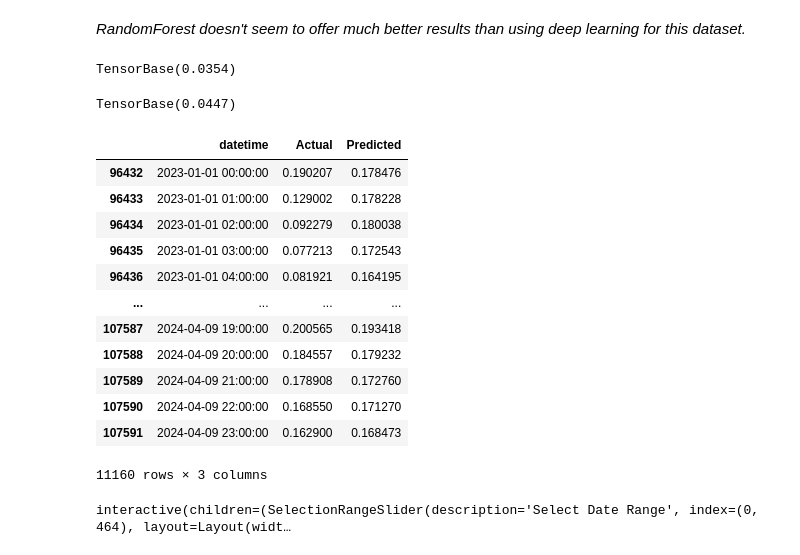
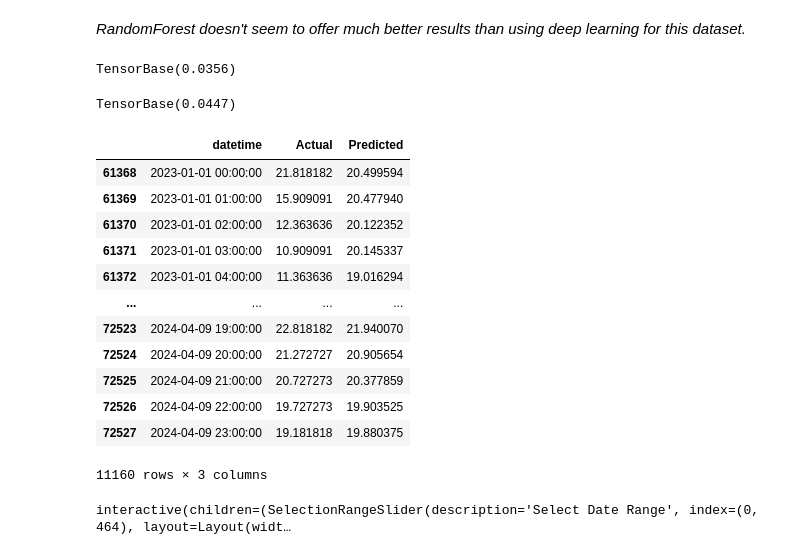
Before and after one commit to Magellol/montreal-aqi-predictions, a Jupyter notebook: index.ipynb, the cells around one changed output. Cells and saved outputs as stored; diff of their text form; code cells hidden in the pictures.

```diff
--- a/index.ipynb
+++ b/index.ipynb
@@ -636,24 +614,12 @@ interactive(children=(SelectionRangeSlider(description='Select Date Range', inde
 # %% [markdown]
 # Ensemble
 # %%
-to = TabularPandas(
-  merged,
-  procs=[Categorify, Normalize],
-  cat_names=['weekday', 'hour', 'month', 'day'],
-  cont_names=['year', "precip", "temp", "rel_humid"],
-  y_names=['valeur'],
-  splits=(train_idxs, valid_idxs),
-  y_block=RegressionBlock()
-)
-
-dls = to.dataloaders(bs=2048)
-
-def train(n_model):
+def train(n_model, dls):
   all_preds = []
   for x in range(1, n_model + 1):
     learn = tabular_learner(dls, metrics=mae, layers=[500, 250], y_range=(0, 1))
     with learn.no_logging(), learn.no_mbar():
-      learn.fit_one_cycle(10, 0.0009)
+      learn.fit_one_cycle(10, learn.lr_find())
     df_test = merged.loc[test_idxs]
     test_dl = dls.test_dl(df_test)
     preds, targets = learn.get_preds(dl=test_dl)
@@ -710,7 +659,7 @@ _RandomForest doesn't seem to offer much better results than using deep learning
 from sklearn.ensemble import RandomForestRegressor
 import torch
 
-m = RandomForestRegressor(n_jobs=-1, n_estimators=100,
+m = RandomForestRegressor(n_jobs=-1, n_estimators=250,
         max_samples=10_000, max_features=0.5,
         min_samples_leaf=5, oob_score=True).fit(dls.train.xs, dls.train.y)
 preds = m.predict(dls.valid.xs)
@@ -718,35 +667,30 @@ preds_tensor = torch.tensor(preds)
 
 mae(preds_tensor, torch.tensor(dls.valid.y.values))
 # %% [output]
-TensorBase(0.0354)
+TensorBase(0.0356)
 # %%
-df_test = merged.loc[test_idxs]
-test_dl = dls.test_dl(df_test)
+rf_df_test = merged.loc[test_idxs]
+rf_test_dl = dls.test_dl(rf_df_test)
 # %%
-preds = torch.tensor(m.predict(test_dl.xs))
-mae(preds, torch.tensor(test_dl.y.values))
+rf_preds = torch.tensor(m.predict(rf_test_dl.xs))
+mae(rf_preds, torch.tensor(rf_test_dl.y.values))
 # %% [output]
 TensorBase(0.0447)
 # %%
-def mk_analysis_df(df, preds):
-  return pd.DataFrame({'datetime': df['datetime'],
-              'Actual': df['valeur'],
-              'Predicted': preds })
-
-analysis_df = mk_analysis_df(df_test, preds)
-analysis_df
+rf_analysis_df = mk_analysis_df(rf_df_test, rf_preds, scaler)
+rf_analysis_df
 # %% [output]
 |  | datetime | Actual | Predicted |
-| 96432 | 2023-01-01 00:00:00 | 0.190207 | 0.178476 |
-| 96433 | 2023-01-01 01:00:00 | 0.129002 | 0.178228 |
-| 96434 | 2023-01-01 02:00:00 | 0.092279 | 0.180038 |
-| 96435 | 2023-01-01 03:00:00 | 0.077213 | 0.172543 |
-| 96436 | 2023-01-01 04:00:00 | 0.081921 | 0.164195 |
+| 61368 | 2023-01-01 00:00:00 | 21.818182 | 20.499594 |
+| 61369 | 2023-01-01 01:00:00 | 15.909091 | 20.477940 |
+| 61370 | 2023-01-01 02:00:00 | 12.363636 | 20.122352 |
+| 61371 | 2023-01-01 03:00:00 | 10.909091 | 20.145337 |
+| 61372 | 2023-01-01 04:00:00 | 11.363636 | 19.016294 |
 | ... | ... | ... | ... |
-| 107587 | 2024-04-09 19:00:00 | 0.200565 | 0.193418 |
-| 107588 | 2024-04-09 20:00:00 | 0.184557 | 0.179232 |
-| 107589 | 2024-04-09 21:00:00 | 0.178908 | 0.172760 |
-| 107590 | 2024-04-09 22:00:00 | 0.168550 | 0.171270 |
-| 107591 | 2024-04-09 23:00:00 | 0.162900 | 0.168473 |
+| 72523 | 2024-04-09 19:00:00 | 22.818182 | 21.940070 |
+| 72524 | 2024-04-09 20:00:00 | 21.272727 | 20.905654 |
+| 72525 | 2024-04-09 21:00:00 | 20.727273 | 20.377859 |
+| 72526 | 2024-04-09 22:00:00 | 19.727273 | 19.903525 |
+| 72527 | 2024-04-09 23:00:00 | 19.181818 | 19.880375 |
 11160 rows × 3 columns
 # %%
```
Also changed, not shown: parts of 24 cells of this notebook.
